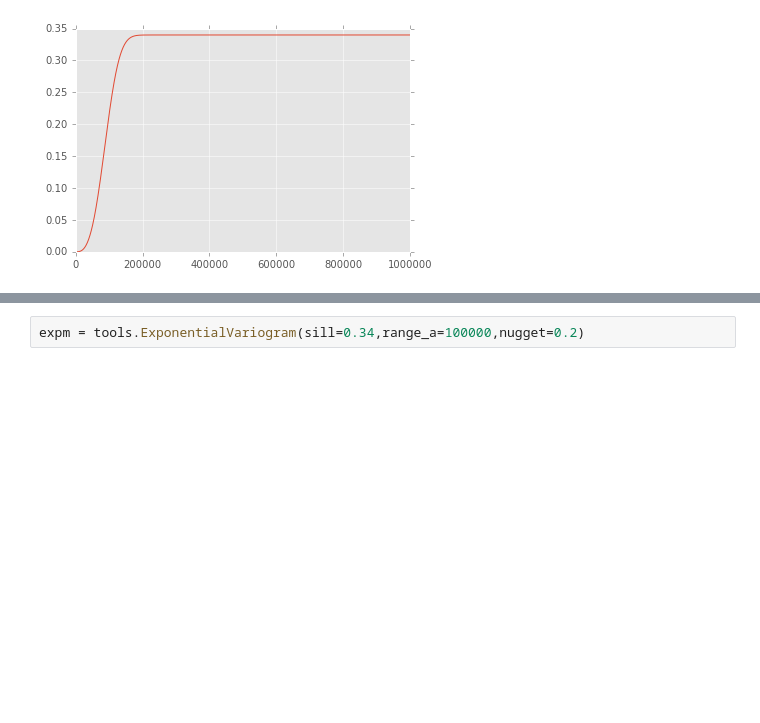
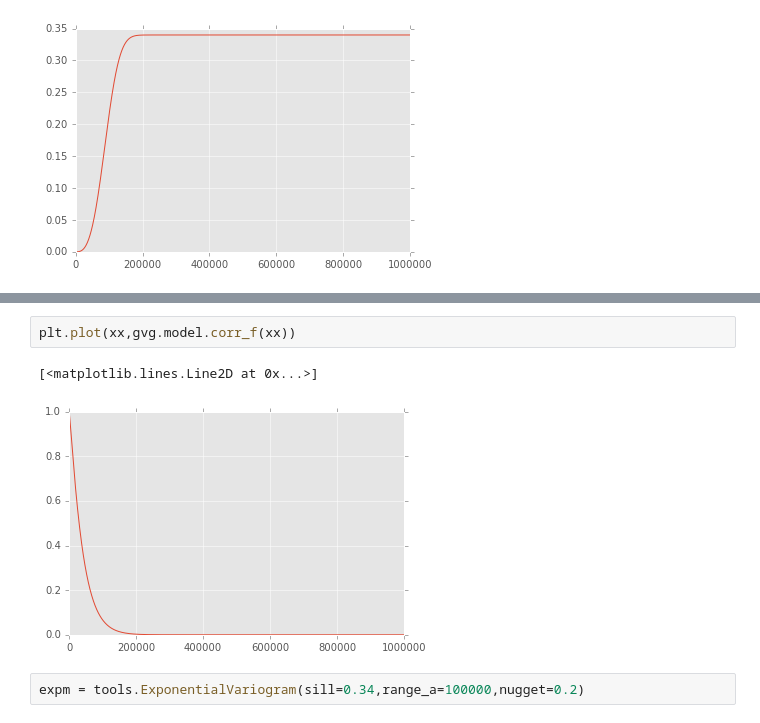
Before and after one commit to molgor/spystats, a Jupyter notebook: notebooks/anomalies_exploration.ipynb, the cells around one changed output, grey strips where cells are left out. Saved outputs shown, nothing was run; the diff lists cells and outputs as text; blank space fills up the shorter version.

```diff
--- a/notebooks/anomalies_exploration.ipynb
+++ b/notebooks/anomalies_exploration.ipynb
@@ -74,3 +100,8 @@ plt.plot(xx,whittle_model.f(xx))
+# %%
+plt.plot(xx,gvg.model.corr_f(xx))
+# %% [output]
+[<matplotlib.lines.Line2D at 0x...>]
+[figure, added]
 # %%
 expm = tools.ExponentialVariogram(sill=0.34,range_a=100000,nugget=0.2)
 # %%
```
Also changed, not shown: parts of 23 cells of this notebook, 3 other files.
